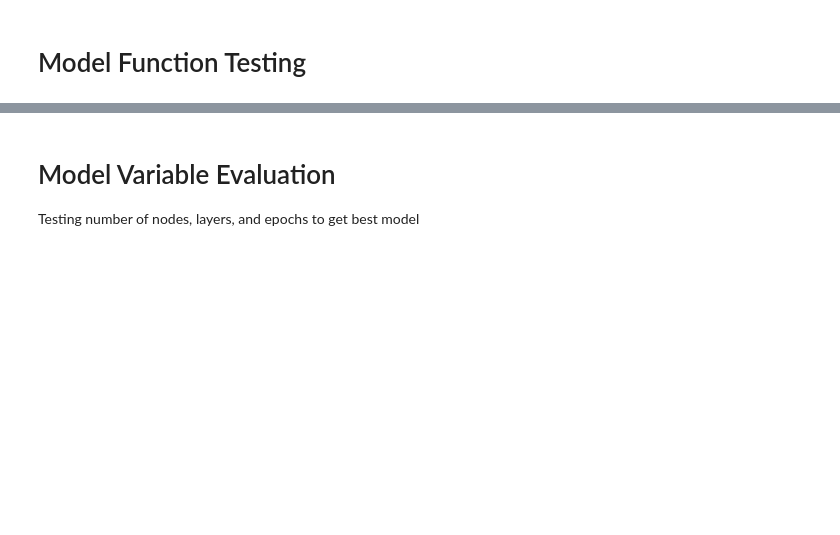
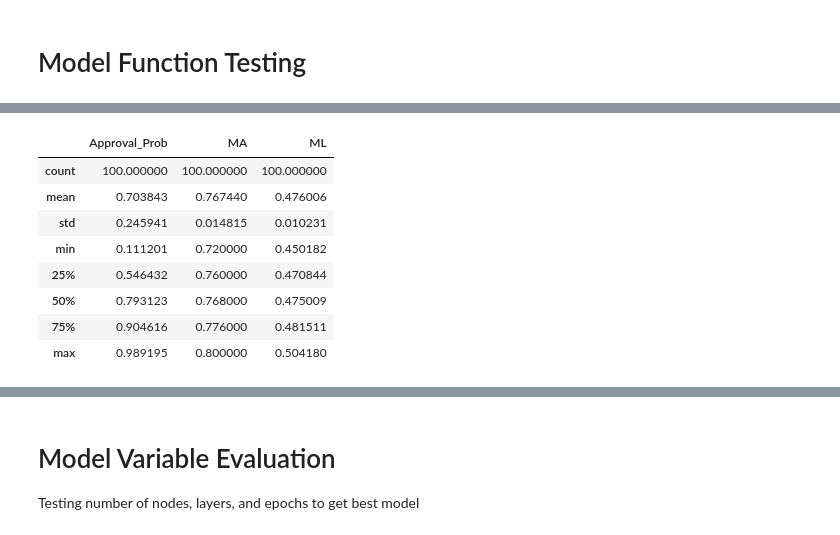
Before and after one commit to armckinney/west-end-financial, a Jupyter notebook: flask_app/playground.ipynb, the cells around one changed output, grey strips where cells are left out. Drawn from its saved outputs; the diff is of its cells as text; code cells hidden in the pictures; blank space fills up the shorter version.

```diff
--- a/flask_app/playground.ipynb
+++ b/flask_app/playground.ipynb
@@ -150,26 +166,26 @@ def approval_check(crunchies, model_accuracy):
 # approval_check determines the approval status of an applicant based on the approval probability and determining model accuracy
 
     # hard coding approval status variables
-    sufficient_accuracy = 0.7
-    pending_probability = 0.4
-    approved_probability = 0.6
+    sufficient_accuracy = 0.75
+    approved_probability = 0.5
 
     # extracting approval probability from crunchies (class prediction probabilities);
     # 1st value, [0], is approval probabilty
     # 2nd value, [1], is default probability
     approval_probability = crunchies[0][0]
 
-    # determining approval status based on model accuracy and approval probability
+
     if model_accuracy > sufficient_accuracy:
         if approval_probability >= approved_probability:
             return("Approval")
-        elif approval_probability >= pending_probability:
-            return('Pending')
         else:
             return('Declined')
 
     else:
         if approval_probability >= approved_probability:
-            return('Pending')
+            return('Declined')
         else:
-            return('Declined')
+            return('Approval')
+# %%
+test, ml, ma= credit_crunch(dp_list[0], True, False)
+ma
@@ -177,12 +195,13 @@ def approval_check(crunchies, model_accuracy):
 # This cell grabs the first # rows (dp_count) and packages them so they can be input into the function
 import numpy as np
 
-dp_count = 5
+dp_count = 100
 dp_list = []
 for item in np.arange(0, dp_count):
-    t1 = df.drop('DURATION', axis=1).iloc[item]
+    t1 = df.drop('DEFAULT', axis=1).iloc[item]
     dp = {}
 
     for index, item in enumerate(df.columns.drop(['DEFAULT'])):
         dp[item] = t1[index]
     dp_list.append(dp)
+dp_list
@@ -189,10 +226,16 @@ for item in np.arange(0, dp_count):
 # %%
 # This cell takes the dp_list from previous cell and loops through them, predicting 1 at a time (like our app will)
+tests_df = pd.DataFrame(columns={'Actual', 'Result', 'MA', 'ML', 'Approval_Prob'})
+
 for index, item in enumerate(dp_list):
     print(f'Number of Inputs:{len(item)}')
-    test, ml, ma= credit_crunch(dp, True)
+    test, ml, ma= credit_crunch(item, True, False)
     actual = df['DEFAULT'][index]
     results = approval_check(test, ma)
     print(actual, test, results, ma, ml)
+
+    current_test= pd.DataFrame({'Actual':[actual], 'Result':[results], 'MA':[ma], 'ML':[ml], 'Approval_Prob':[test[0][0]]})
+    tests_df = tests_df.append(current_test)
+    tests_df.to_csv('datasets/approval.csv')
 # %% [output]
 Number of Inputs:30
@@ -207,0 +269,12 @@ Number of Inputs:30
+# %%
+tests_df.describe()
+# %% [output]
+|  | Approval_Prob | MA | ML |
+| count | 100.000000 | 100.000000 | 100.000000 |
+| mean | 0.703843 | 0.767440 | 0.476006 |
+| std | 0.245941 | 0.014815 | 0.010231 |
+| min | 0.111201 | 0.720000 | 0.450182 |
+| 25% | 0.546432 | 0.760000 | 0.470844 |
+| 50% | 0.793123 | 0.768000 | 0.475009 |
+| 75% | 0.904616 | 0.776000 | 0.481511 |
+| max | 0.989195 | 0.800000 | 0.504180 |
```
Also changed, not shown: parts of 10 cells of this notebook, 5 other files.
